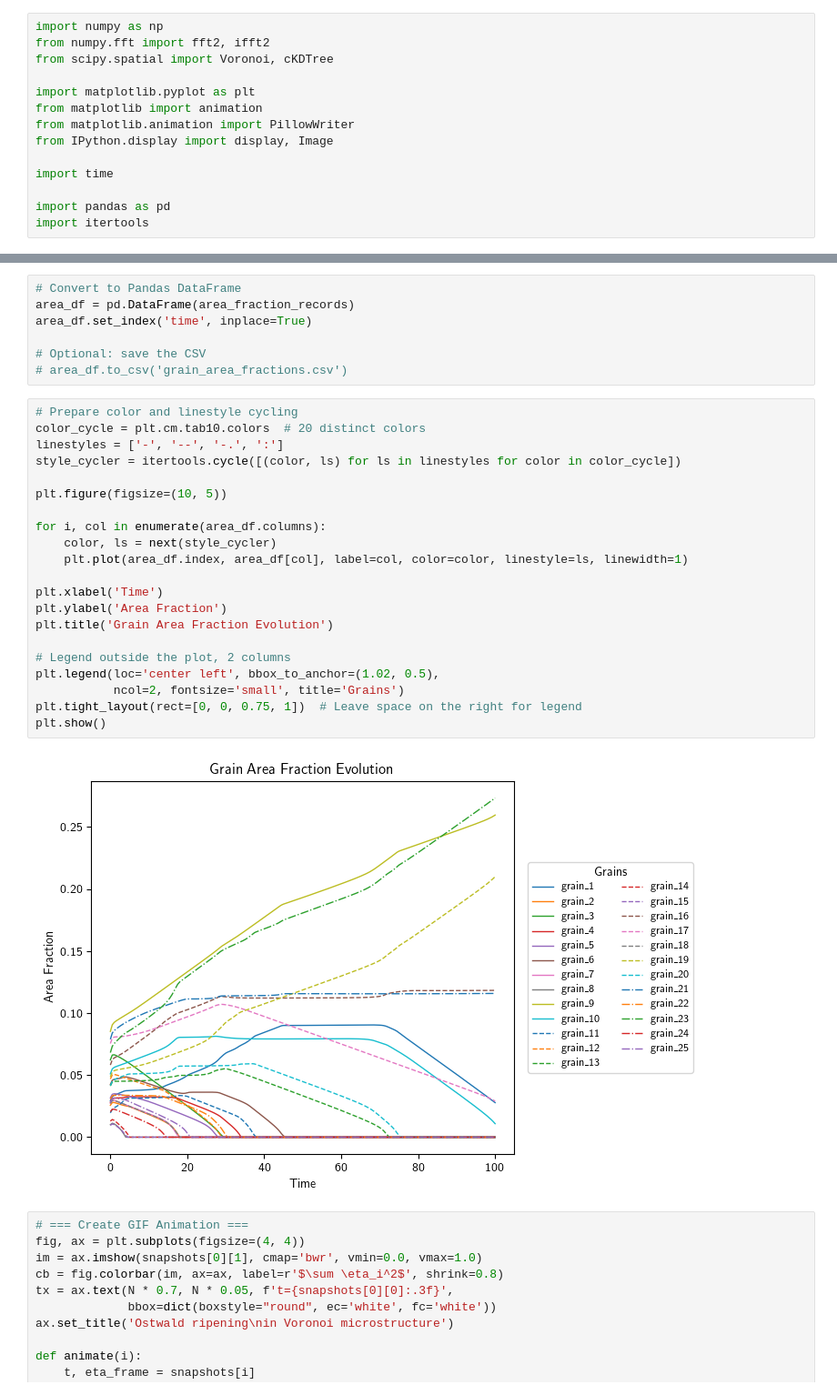
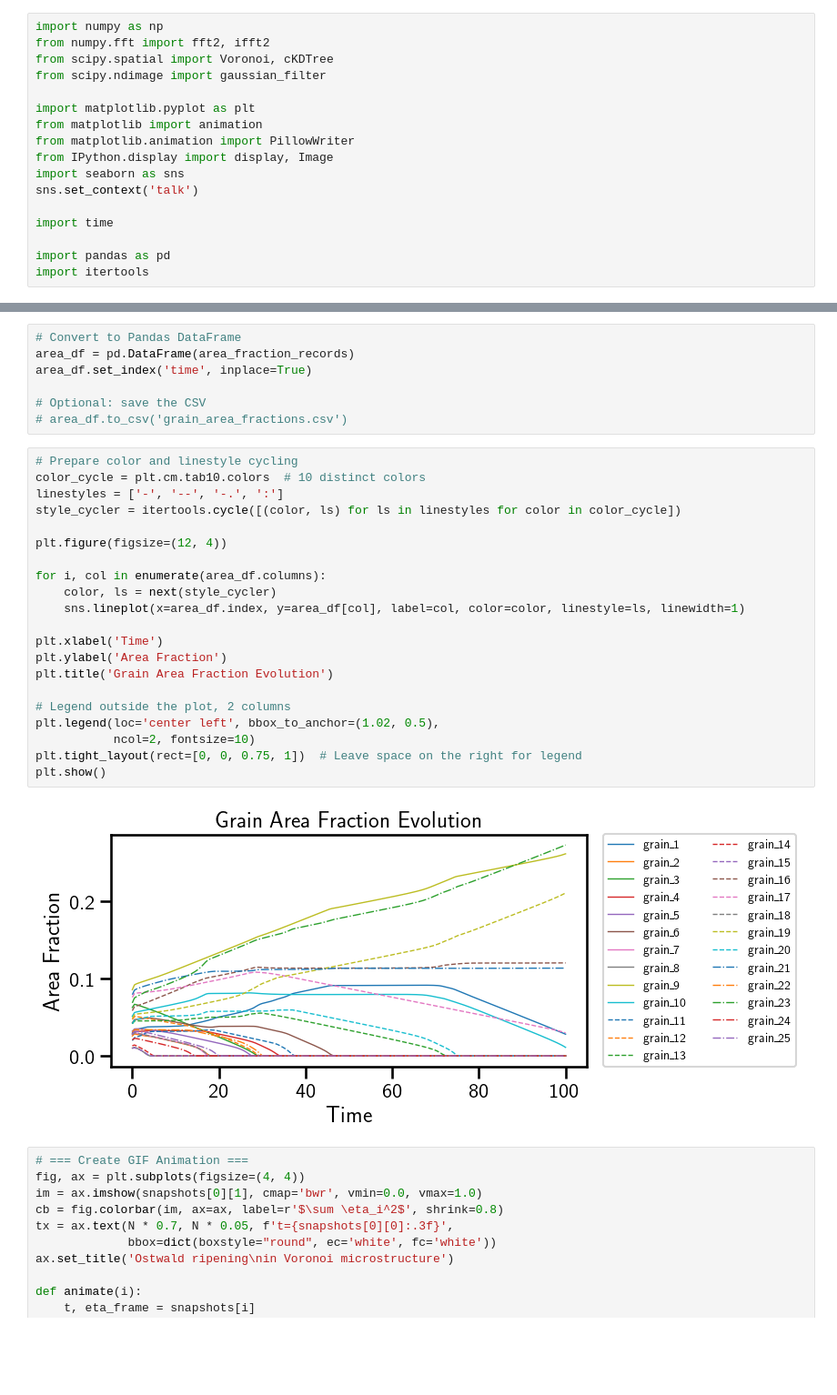
Before and after one commit to pyracetamol/tmms_2025, a Jupyter notebook: allen-cahn.ipynb, the cells around one changed output, grey strips where cells are left out. Shown at 91% size. Drawn from its saved outputs; the diff is of its cells as text; blank space fills up the shorter version.

```diff
--- a/allen-cahn.ipynb
+++ b/allen-cahn.ipynb
@@ -2,11 +2,14 @@
 import numpy as np
 from numpy.fft import fft2, ifft2
 from scipy.spatial import Voronoi, cKDTree
+from scipy.ndimage import gaussian_filter
 
 import matplotlib.pyplot as plt
 from matplotlib import animation
 from matplotlib.animation import PillowWriter
 from IPython.display import display, Image
+import seaborn as sns
+sns.set_context('talk')
 
 import time
 
@@ -365,27 +273,27 @@ area_df.set_index('time', inplace=True)
 # area_df.to_csv('grain_area_fractions.csv')
 # %%
 # Prepare color and linestyle cycling
-color_cycle = plt.cm.tab10.colors  # 20 distinct colors
+color_cycle = plt.cm.tab10.colors  # 10 distinct colors
 linestyles = ['-', '--', '-.', ':']
 style_cycler = itertools.cycle([(color, ls) for ls in linestyles for color in color_cycle])
 
-plt.figure(figsize=(10, 5))
+plt.figure(figsize=(12, 4))
 
 for i, col in enumerate(area_df.columns):
     color, ls = next(style_cycler)
-    plt.plot(area_df.index, area_df[col], label=col, color=color, linestyle=ls, linewidth=1)
+    sns.lineplot(x=area_df.index, y=area_df[col], label=col, color=color, linestyle=ls, linewidth=1)
 
 plt.xlabel('Time')
 plt.ylabel('Area Fraction')
 plt.title('Grain Area Fraction Evolution')
 
 # Legend outside the plot, 2 columns
 plt.legend(loc='center left', bbox_to_anchor=(1.02, 0.5),
-           ncol=2, fontsize='small', title='Grains')
+           ncol=2, fontsize=10)
 plt.tight_layout(rect=[0, 0, 0.75, 1])  # Leave space on the right for legend
 plt.show()
 # %% [output]
-[figure, old version]
+[figure, new version]
 # %%
 # === Create GIF Animation ===
 fig, ax = plt.subplots(figsize=(4, 4))
```
Also changed, not shown: parts of 8 cells of this notebook.
